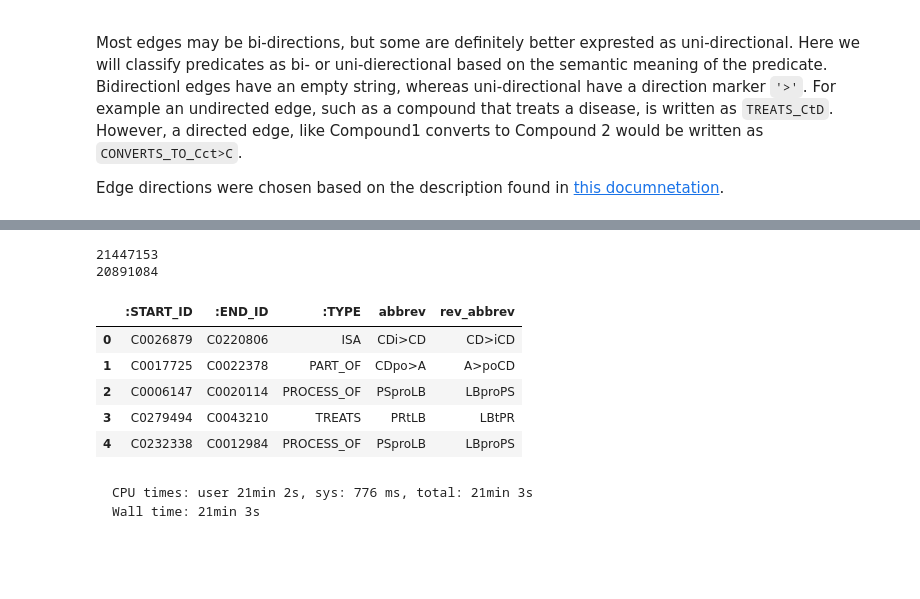
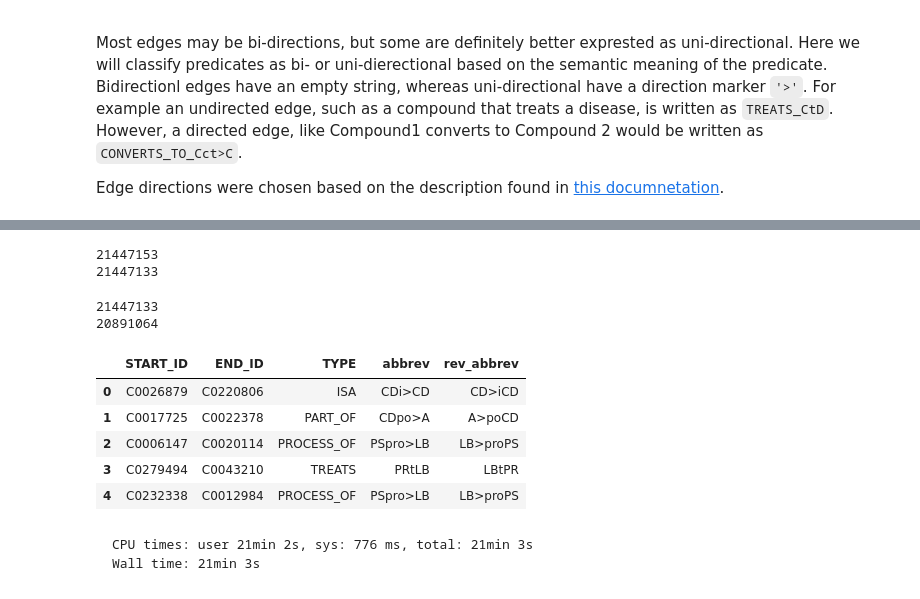
Before and after one commit to mmayers12/semmed, a Jupyter notebook: nbs/03-Building-the-graph.ipynb, the cells around one changed output, grey strips where cells are left out. Saved outputs shown, nothing was run; the diff lists cells and outputs as text; code cells hidden in the pictures; blank space fills up the shorter version.

Commit message:
Minor fixes to edge type generation

```diff
--- a/nbs/03-Building-the-graph.ipynb
+++ b/nbs/03-Building-the-graph.ipynb
@@ -672,10 +700,6 @@ Most edges may be bi-directions, but some are definitely better exprested as uni
 Edge directions were chosen based on the description found in [this documnetation](https://skr3.nlm.nih.gov/SemMed/jsp/SemMedDocumentation2.pdf).
 # %%
 edge_dir = {
- '1176': '',
- '240': '',
- '258': '',
- '394': '',
  'ADMINISTERED_TO': '',
  'AFFECTS': '',
  'ASSOCIATED_WITH': '',
@@ -686,11 +710,11 @@ edge_dir = {
  'CONVERTS_TO': '>',
  'DIAGNOSES': '',
  'DISRUPTS': '',
- 'INHIBITS': '>',
+ 'INHIBITS': '',
  'INTERACTS_WITH': '',
  'ISA': '>',
  'LOCATION_OF': '',
- 'MANIFESTATION_OF': '',
+ 'MANIFESTATION_OF': '>',
  'METHOD_OF': '',
  'NOM': '',
  'OCCURS_IN': '',
@@ -699,7 +723,7 @@ edge_dir = {
  'PREDISPOSES': '',
  'PREP': '',
  'PREVENTS': '',
- 'PROCESS_OF': '',
+ 'PROCESS_OF': '>',
  'PRODUCES': '>',
  'SPEC': '',
  'STIMULATES': '',
@@ -726,11 +750,11 @@ kind_map = {}
 for k, v in abbv_to_super.items():
     kind_map[k] = sem_abv[v]
 # %%
-id_to_type = nodes.set_index(':ID')[':LABEL'].to_dict()
+id_to_type = nodes.set_index('ID')['LABEL'].to_dict()
 id_to_type_abbv = {k: sem_abv.get(v) for k, v in id_to_type.items()}
 # %%
 edges = pd.DataFrame()
 
-edges[':START_ID'] = sem_df['SUBJECT_CUI']
-edges[':END_ID'] = sem_df['OBJECT_CUI']
-edges[':TYPE'] = sem_df['PREDICATE']
+edges['START_ID'] = sem_df['SUBJECT_CUI']
+edges['END_ID'] = sem_df['OBJECT_CUI']
+edges['TYPE'] = sem_df['PREDICATE']
@@ -737,28 +873,35 @@ edges[':TYPE'] = sem_df['PREDICATE']
+# %%
+print(len(edges))
+edges = edges.query('TYPE in @p_abv.keys()')
+print(len(edges))
+# %% [output]
+21447153
+21447133
 # %%
-edges['abbrev'] = (edges[':START_ID'].apply(lambda x: id_to_type_abbv.get(x,x))
-                    + edges[':TYPE'].apply(lambda x: p_abv.get(x,x))
-                    + edges[':TYPE'].apply(lambda x: edge_dir.get(x,''))
-                    + edges[':END_ID'].apply(lambda x: id_to_type_abbv.get(x,x)))
+edges['abbrev'] = (edges['START_ID'].apply(lambda x: id_to_type_abbv.get(x,x))
+                    + edges['TYPE'].apply(lambda x: p_abv.get(x,x))
+                    + edges['TYPE'].apply(lambda x: edge_dir.get(x,''))
+                    + edges['END_ID'].apply(lambda x: id_to_type_abbv.get(x,x)))
 
-edges['rev_abbrev'] = (edges[':END_ID'].apply(lambda x: id_to_type_abbv.get(x,x))
-                    + edges[':TYPE'].apply(lambda x: edge_dir.get(x,''))
-                    + edges[':TYPE'].apply(lambda x: p_abv.get(x,x))
-                    + edges[':START_ID'].apply(lambda x: id_to_type_abbv.get(x,x)))
+edges['rev_abbrev'] = (edges['END_ID'].apply(lambda x: id_to_type_abbv.get(x,x))
+                    + edges['TYPE'].apply(lambda x: edge_dir.get(x,''))
+                    + edges['TYPE'].apply(lambda x: p_abv.get(x,x))
+                    + edges['START_ID'].apply(lambda x: id_to_type_abbv.get(x,x)))
 
 
 print(edges.shape[0])
-edges = edges.drop_duplicates(subset=[':START_ID', ':END_ID', ':TYPE'])
+edges = edges.drop_duplicates(subset=['START_ID', 'END_ID', 'TYPE'])
 print(len(edges))
 edges.head()
 # %% [output]
-21447153
-20891084
+21447133
+20891064
-|  | :START_ID | :END_ID | :TYPE | abbrev | rev_abbrev |
+|  | START_ID | END_ID | TYPE | abbrev | rev_abbrev |
 | 0 | C0026879 | C0220806 | ISA | CDi>CD | CD>iCD |
 | 1 | C0017725 | C0022378 | PART_OF | CDpo>A | A>poCD |
-| 2 | C0006147 | C0020114 | PROCESS_OF | PSproLB | LBproPS |
+| 2 | C0006147 | C0020114 | PROCESS_OF | PSpro>LB | LB>proPS |
 | 3 | C0279494 | C0043210 | TREATS | PRtLB | LBtPR |
-| 4 | C0232338 | C0012984 | PROCESS_OF | PSproLB | LBproPS |
+| 4 | C0232338 | C0012984 | PROCESS_OF | PSpro>LB | LB>proPS |
 # %%
 def validate_abbrevs(e_type, abbrev, rev_abbrev):
     if rev_abbrev not in abbreviations:
```
Also changed, not shown: parts of 36 cells of this notebook.
